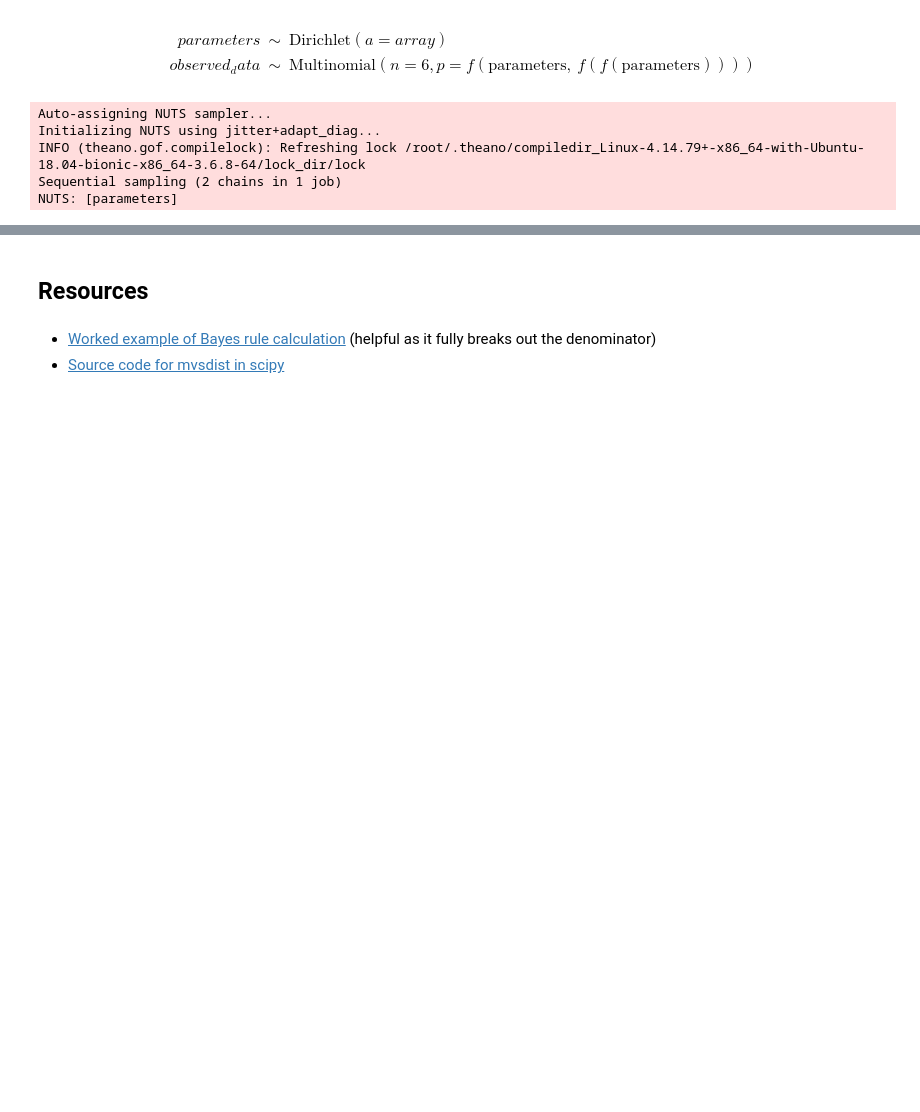
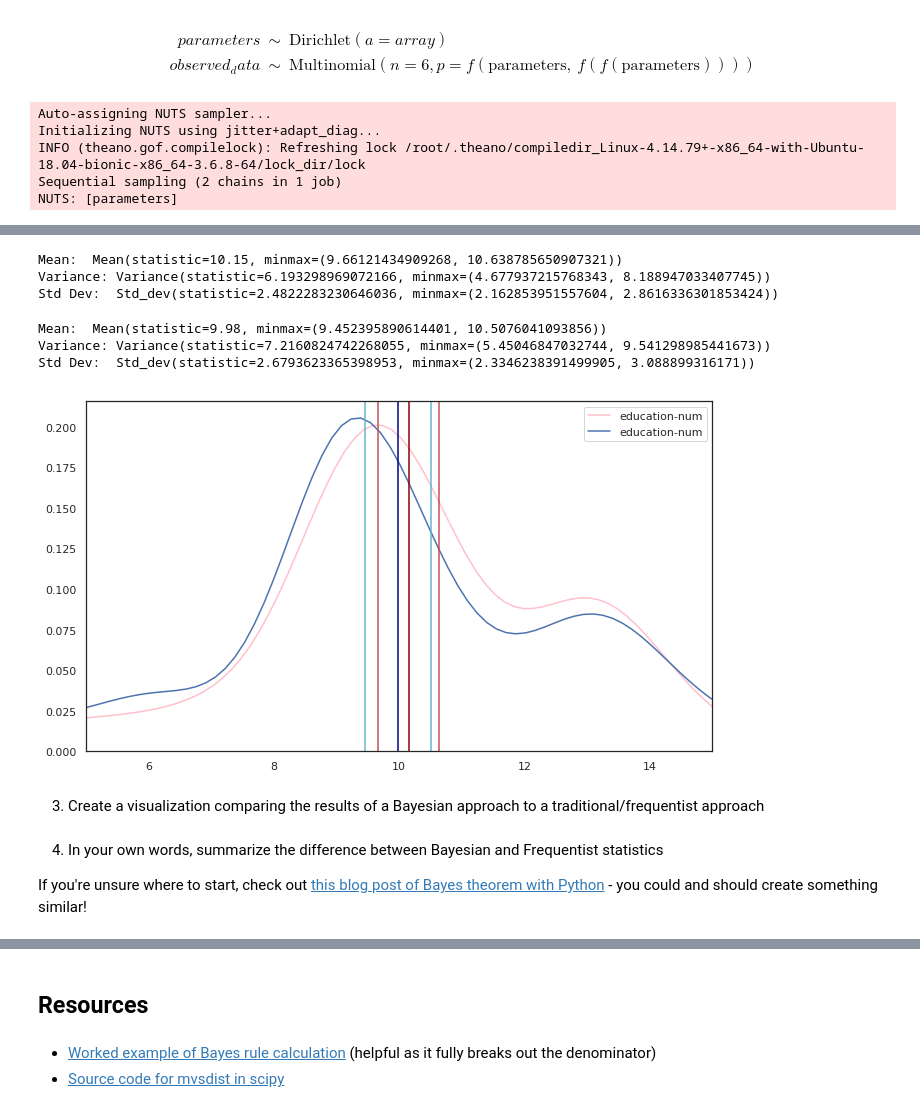
Before and after one commit to garretbassett/DS-Unit-1-Sprint-3-Statistical-Tests-and-Experiments, a Jupyter notebook: module3-introduction-to-bayesian-inference/Garret_Bassett_LS_DS_143_Introduction_to_Bayesian_Inference.ipynb, the cells around one changed output, grey strips where cells are left out. Saved outputs shown, nothing was run; the diff lists cells and outputs as text; code cells hidden in the pictures; blank space fills up the shorter version.

```diff
--- a/module3-introduction-to-bayesian-inference/Garret_Bassett_LS_DS_143_Introduction_to_Bayesian_Inference.ipynb
+++ b/module3-introduction-to-bayesian-inference/Garret_Bassett_LS_DS_143_Introduction_to_Bayesian_Inference.ipynb
@@ -216,0 +296,6 @@ Stretch goals:
+# %%
+df = pd.read_csv('https://raw.githubusercontent.com/ryanleeallred/datasets/master/adult.csv', na_values=" ?")
+print(df.shape)
+df.head()
+
+# df.groupby('sex')['hours-per-week'].value_counts()
@@ -216,0 +310,43 @@ Stretch goals:
+# %%
+edu_f = df['education-num'][df['sex'] == ' Female'].sample(100)
+edu_m = df['education-num'][df['sex'] == ' Male'].sample(100)
+# age_sample.value_counts()
+# len(age_sample.unique())
+# %%
+bayes_mean_f, bayes_var_f, bayes_std_f = stats.bayes_mvs(edu_f, alpha=.95)
+print('Mean: ', bayes_mean_f)
+print('Variance:', bayes_var_f)
+print('Std Dev: ', bayes_std_f)
+# %% [output]
+Mean:  Mean(statistic=10.15, minmax=(9.66121434909268, 10.638785650907321))
+Variance: Variance(statistic=6.193298969072166, minmax=(4.677937215768343, 8.188947033407745))
+Std Dev:  Std_dev(statistic=2.4822283230646036, minmax=(2.162853951557604, 2.8616336301853424))
+# %%
+bayes_mean_m, bayes_var_m, bayes_std_m = stats.bayes_mvs(edu_m, alpha=.95)
+print('Mean: ', bayes_mean_m)
+print('Variance:', bayes_var_m)
+print('Std Dev: ', bayes_std_m)
+# %% [output]
+Mean:  Mean(statistic=9.98, minmax=(9.452395890614401, 10.5076041093856))
+Variance: Variance(statistic=7.2160824742268055, minmax=(5.45046847032744, 9.541298985441673))
+Std Dev:  Std_dev(statistic=2.6793623365398953, minmax=(2.3346238391499905, 3.088899316171))
+# %%
+fig = plt.figure(figsize=(10,6))
+sns.kdeplot(edu_f, color='pink')
+sns.kdeplot(edu_m, color='b')
+plt.xlim(5,15)
+plt.axvline(x=bayes_mean_f.statistic, color='darkred')
+plt.axvline(x=bayes_mean_f.minmax[0], color='r')
+plt.axvline(x=bayes_mean_f.minmax[1], color='r')
+plt.axvline(x=bayes_mean_m.statistic, color='navy')
+plt.axvline(x=bayes_mean_m.minmax[0], color='c')
+plt.axvline(x=bayes_mean_m.minmax[1], color='c')
+plt.show()
+# %% [output]
+[figure, added]
+# %% [markdown]
+3. Create a visualization comparing the results of a Bayesian approach to a traditional/frequentist approach
+# %% [markdown]
+4. In your own words, summarize the difference between Bayesian and Frequentist statistics
+
+If you're unsure where to start, check out [this blog post of Bayes theorem with Python](https://dataconomy.com/2015/02/introduction-to-bayes-theorem-with-python/) - you could and should create something similar!
```
Also changed, not shown: parts of 9 cells of this notebook.
